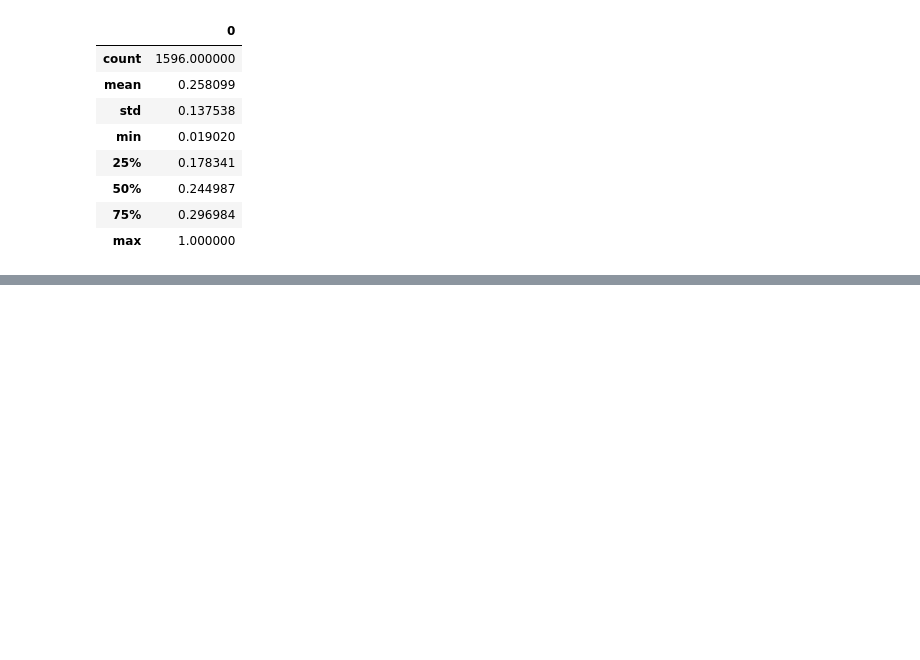
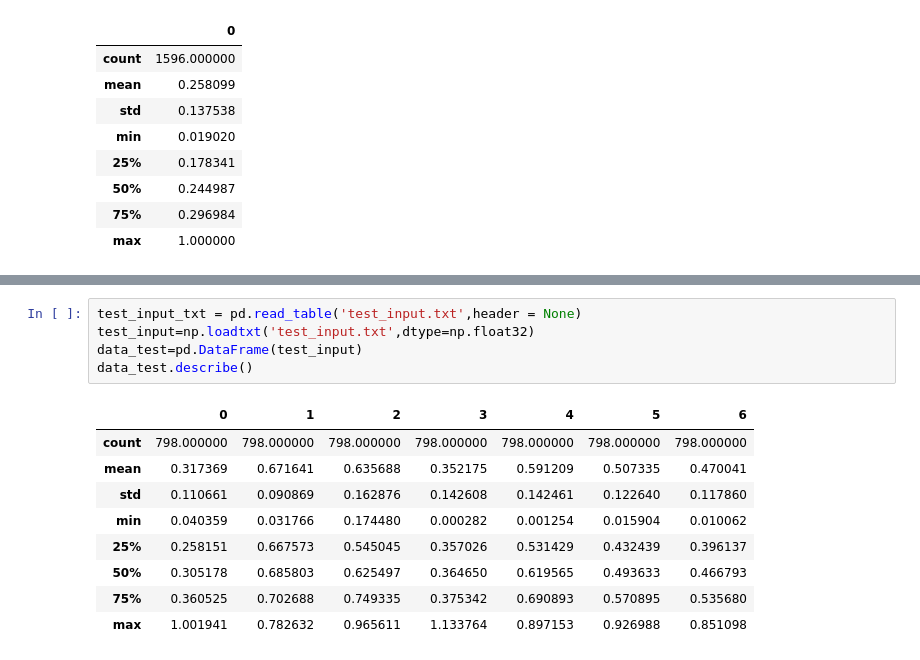
Before and after one commit to LeBronLiHD/ZJU2021_Data-driven_Modeling_Application, a Jupyter notebook: Simple-model/ols.ipynb, the cells around one changed output, grey strips where cells are left out. Drawn from its saved outputs; the diff is of its cells as text; blank space fills up the shorter version.

```diff
--- a/Simple-model/ols.ipynb
+++ b/Simple-model/ols.ipynb
@@ -40,0 +83,15 @@ data_output.describe()
+# %%
+test_input_txt = pd.read_table('test_input.txt',header = None)
+test_input=np.loadtxt('test_input.txt',dtype=np.float32)
+data_test=pd.DataFrame(test_input)
+data_test.describe()
+# %% [output]
+|  | 0 | 1 | 2 | 3 | 4 | 5 | 6 |
+| count | 798.000000 | 798.000000 | 798.000000 | 798.000000 | 798.000000 | 798.000000 | 798.000000 |
+| mean | 0.317369 | 0.671641 | 0.635688 | 0.352175 | 0.591209 | 0.507335 | 0.470041 |
+| std | 0.110661 | 0.090869 | 0.162876 | 0.142608 | 0.142461 | 0.122640 | 0.117860 |
+| min | 0.040359 | 0.031766 | 0.174480 | 0.000282 | 0.001254 | 0.015904 | 0.010062 |
+| 25% | 0.258151 | 0.667573 | 0.545045 | 0.357026 | 0.531429 | 0.432439 | 0.396137 |
+| 50% | 0.305178 | 0.685803 | 0.625497 | 0.364650 | 0.619565 | 0.493633 | 0.466793 |
+| 75% | 0.360525 | 0.702688 | 0.749335 | 0.375342 | 0.690893 | 0.570895 | 0.535680 |
+| max | 1.001941 | 0.782632 | 0.965611 | 1.133764 | 0.897153 | 0.926988 | 0.851098 |
```
Also changed, not shown: parts of 4 cells of this notebook, 3 other files.
